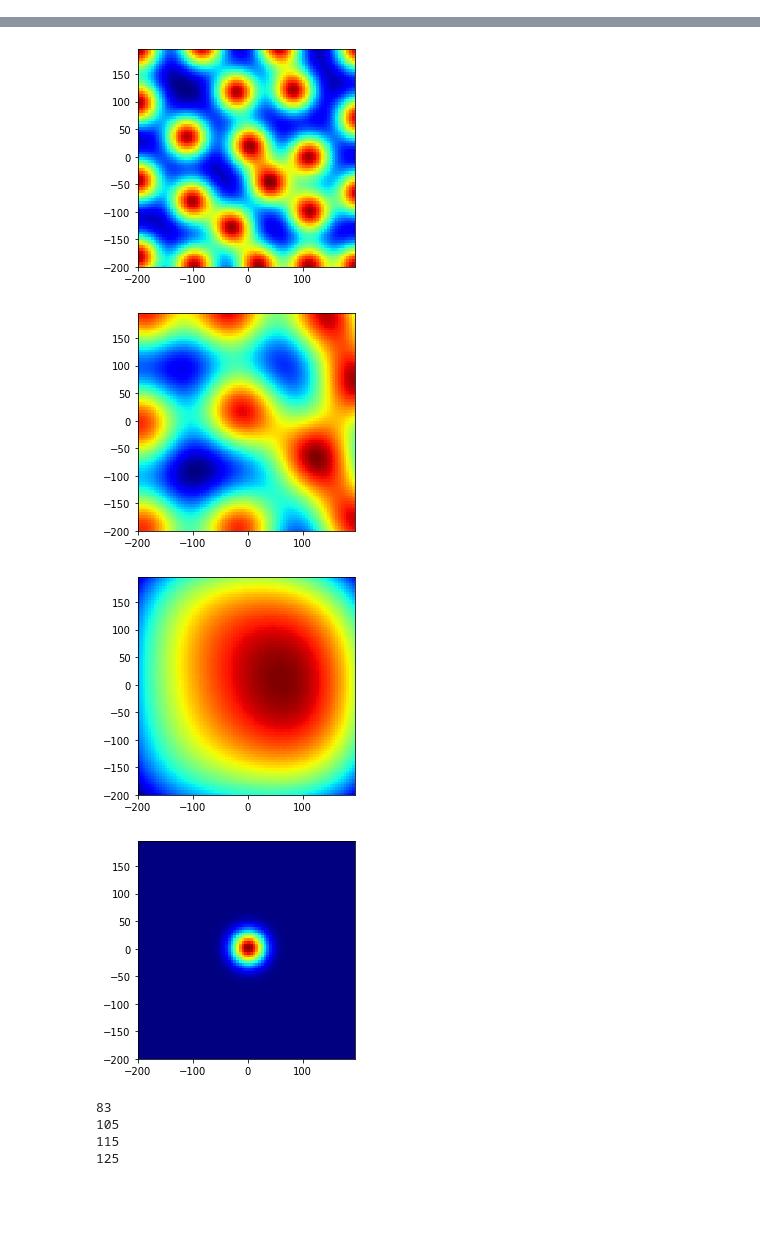
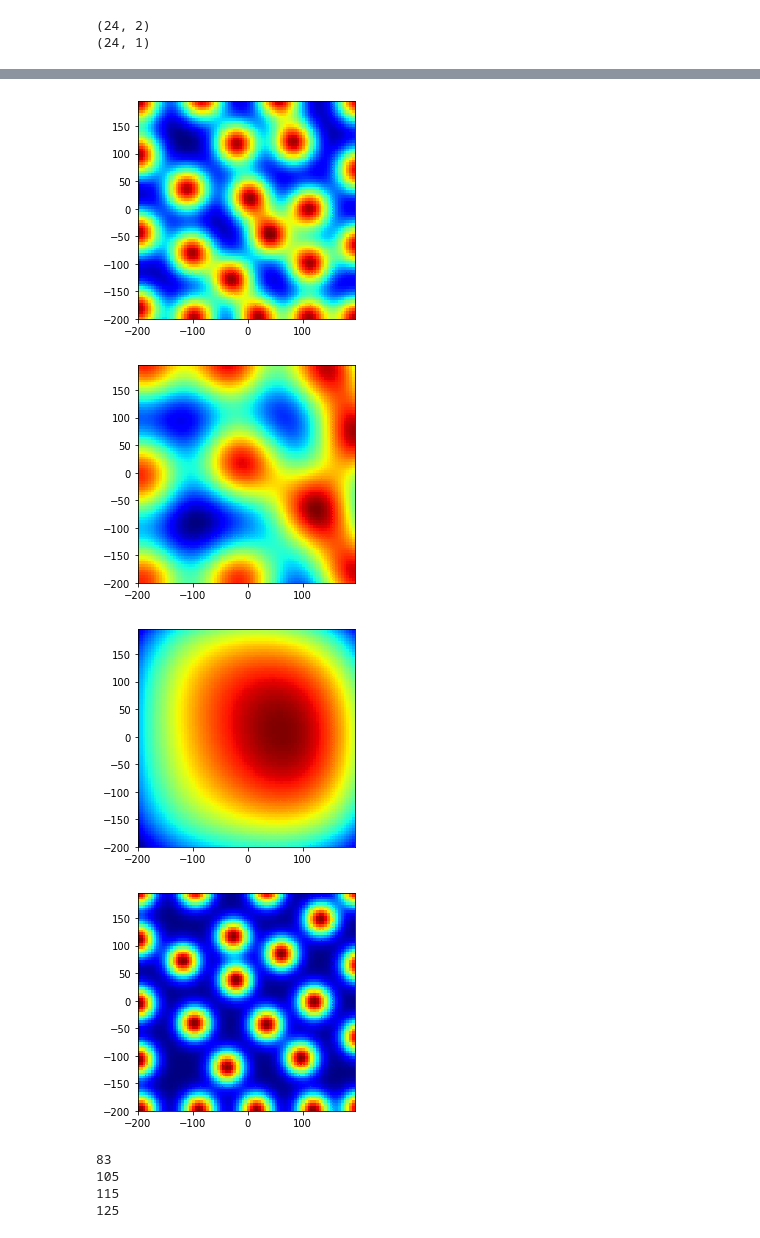
Before and after one commit to iraikov/nengo_maze_env, a Jupyter notebook: notebooks/Spatial Receptive Fields.ipynb, the cells around one changed output, grey strips where cells are left out. Drawn from its saved outputs; the diff is of its cells as text; code cells hidden in the pictures; blank space fills up the shorter version.

Commit message:
added inhibitory connections to spatial receptive field model

```diff
--- a/notebooks/Spatial Receptive Fields.ipynb
+++ b/notebooks/Spatial Receptive Fields.ipynb
@@ -91,38 +91,46 @@ for m in range(nmodules):
         input_rate_maps.append(input_rates.ravel())
 input_rate_matrix = np.column_stack(input_rate_maps)
 
 
+
+
 target_field_width = 80.
-target_field_x = 0.
-target_field_y = 0.
+target_nodes, groups, _ = poisson_disc_nodes(target_field_width, (vert, smp))
+target_field_x = target_nodes[:,0]
+target_field_y = target_nodes[:,1]
+target_n_fields = target_nodes.shape[0]
 
-x_obs = np.asarray([target_field_x, target_field_y]).reshape((1,-1))
-u_obs = np.asarray([[peak_rate]]).reshape((1,-1))
+x_obs = np.column_stack((target_field_x, target_field_y))
+u_obs = np.asarray([[peak_rate] * target_n_fields]).reshape((target_n_fields,-1))
+print(x_obs.shape)
+print(u_obs.shape)
 target_rate_ip  = Rbf(x_obs[:,0], x_obs[:,1], u_obs, function='gaussian',
                       epsilon=target_field_width/2.71828)
 target_rate_map = target_rate_ip(arena_xx, arena_yy)
 
 
 for m in range(nmodules):
         plt.figure()
         arena_map = np.zeros(arena_xx.shape)
         for i in range(len(input_rates_dict[m])):
             input_rates = input_rates_dict[m][i](arena_xx, arena_yy)
             arena_map += input_rates
         plt.pcolor(arena_xx, arena_yy, arena_map, cmap=cm.jet)
         ax = plt.gca()
         ax.set_aspect('equal')
 
 plt.figure()
 plt.pcolor(arena_xx, arena_yy, target_rate_map, cmap=cm.jet)
 ax = plt.gca()
 ax.set_aspect('equal')
 # %% [output]
+(24, 2)
+(24, 1)
 [figure]
 [figure]
 [figure]
 [figure]
-[figure, old version]
+[figure, new version]
 # %%
 diag_trajectory = np.asarray([[-100, -100], [100, 100]])
 trj_t, trj_x, trj_y, trj_d = generate_linear_trajectory(diag_trajectory, temporal_resolution=0.001)
```
Also changed, not shown: parts of 8 cells of this notebook.
